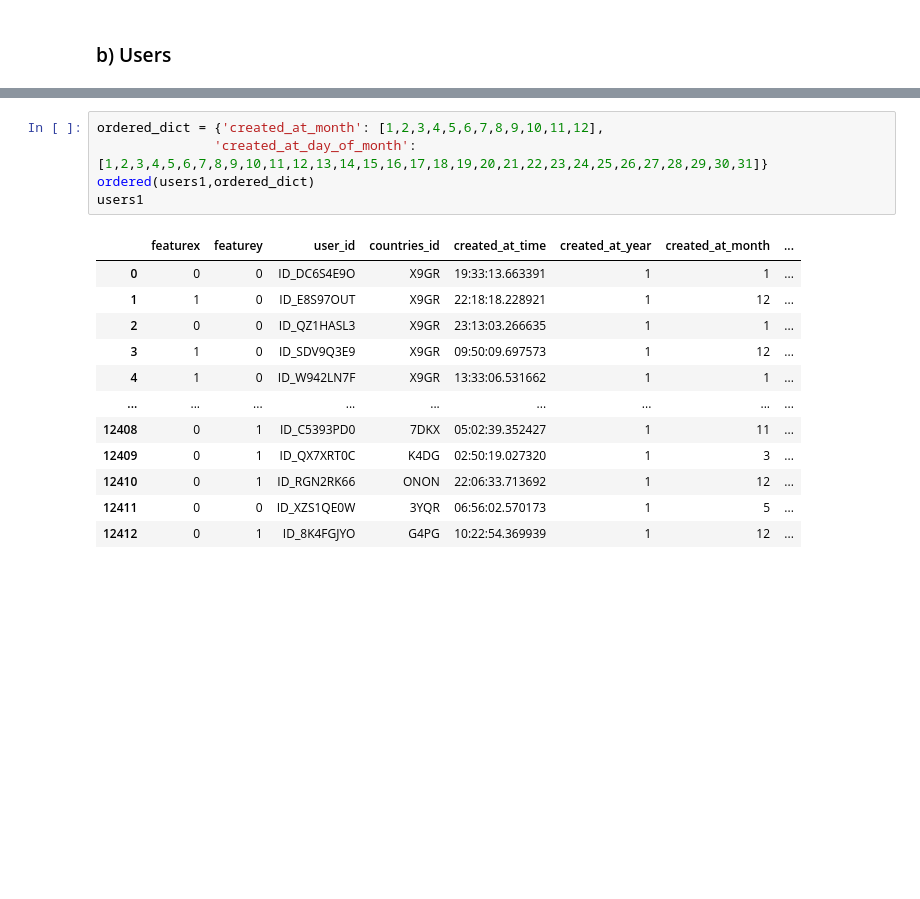
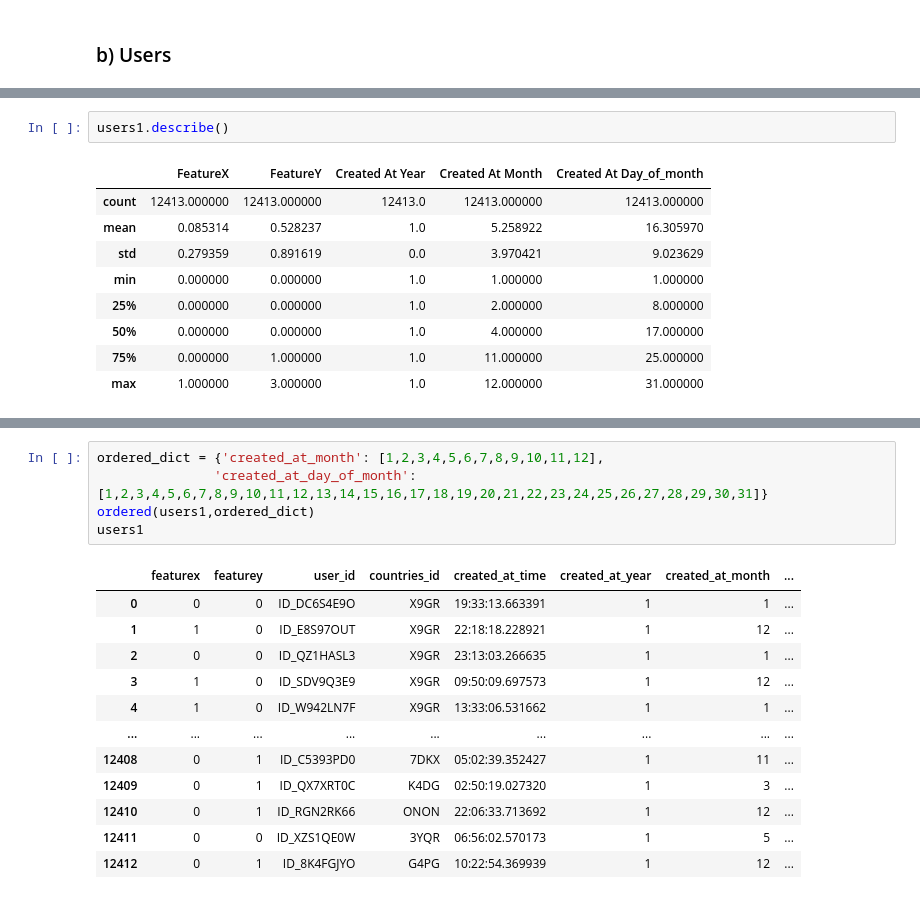
Before and after one commit to BochaberiDaisy/Zindi-New-User-Engagement-Prediction-Challenge, a Jupyter notebook: EDA.ipynb, the cells around one changed output, grey strips where cells are left out. Drawn from its saved outputs; the diff is of its cells as text; blank space fills up the shorter version.

```diff
--- a/EDA.ipynb
+++ b/EDA.ipynb
@@ -81,3 +77,15 @@ users1
 | 12411 | 0 | 0 | ID_XZS1QE0W | 3YQR | 06:56:02.570173 | 1 | 5 | ... |
 | 12412 | 0 | 1 | ID_8K4FGJYO | G4PG | 10:22:54.369939 | 1 | 12 | ... |
 12413 rows × 8 columns
+# %%
+users1.describe()
+# %% [output]
+|  | FeatureX | FeatureY | Created At Year | Created At Month | Created At Day_of_month |
+| count | 12413.000000 | 12413.000000 | 12413.0 | 12413.000000 | 12413.000000 |
+| mean | 0.085314 | 0.528237 | 1.0 | 5.258922 | 16.305970 |
+| std | 0.279359 | 0.891619 | 0.0 | 3.970421 | 9.023629 |
+| min | 0.000000 | 0.000000 | 1.0 | 1.000000 | 1.000000 |
+| 25% | 0.000000 | 0.000000 | 1.0 | 2.000000 | 8.000000 |
+| 50% | 0.000000 | 0.000000 | 1.0 | 4.000000 | 17.000000 |
+| 75% | 0.000000 | 1.000000 | 1.0 | 11.000000 | 25.000000 |
+| max | 1.000000 | 3.000000 | 1.0 | 12.000000 | 31.000000 |
```
Also changed, not shown: parts of 29 cells of this notebook.
